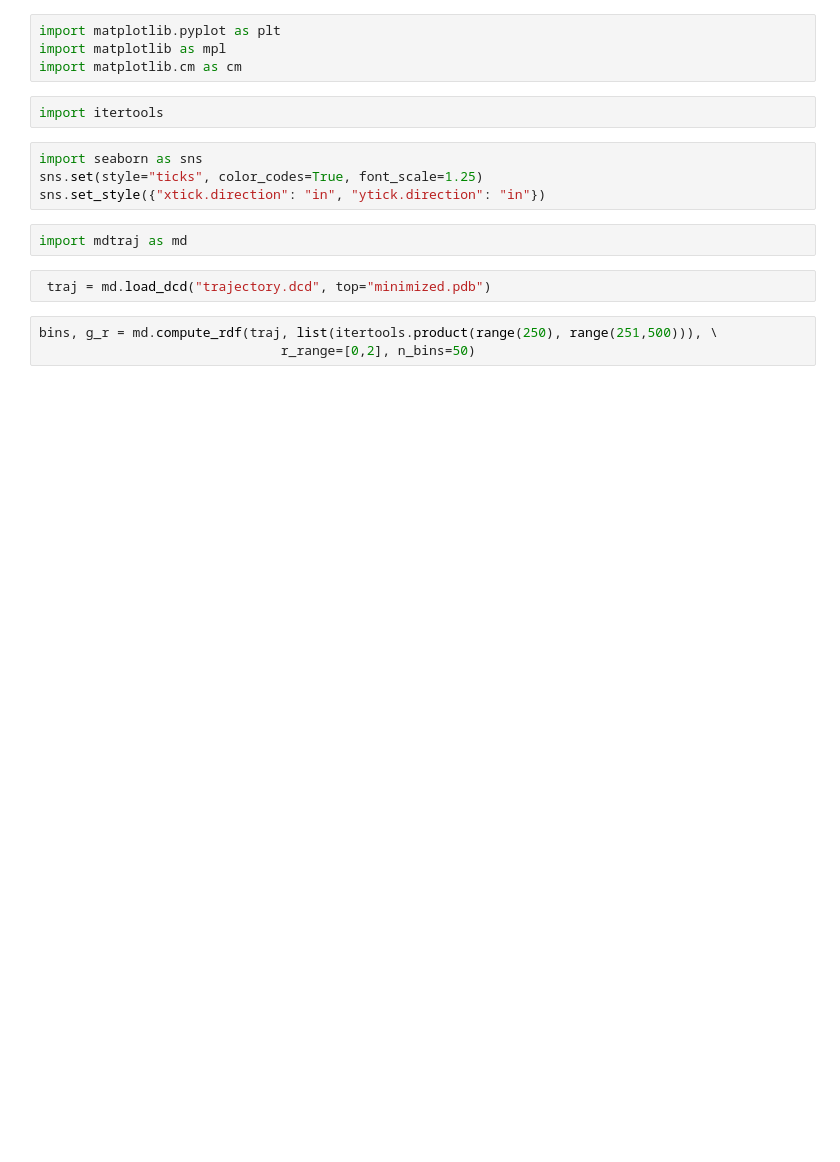
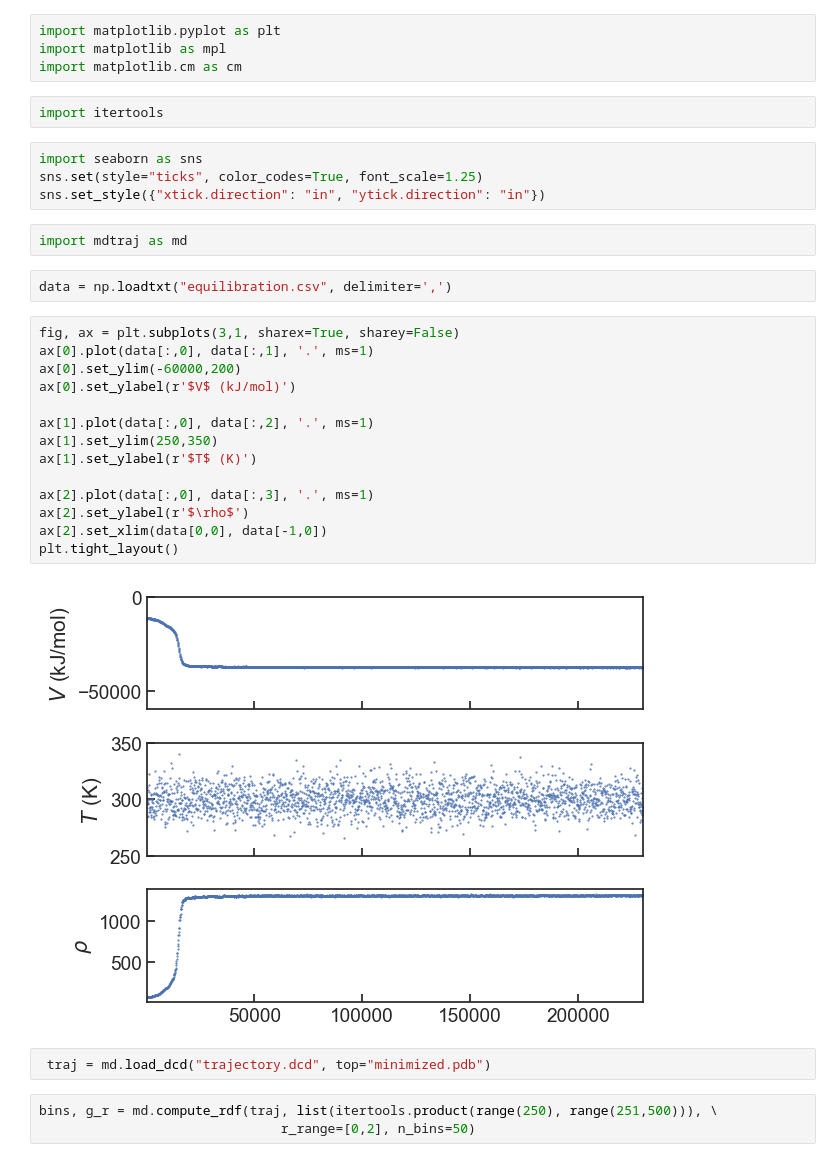
Before and after one commit to BioKT/lj-openmm, a Jupyter notebook: Untitled1.ipynb, the cells around one changed output. Cells and saved outputs as stored; diff of their text form; blank space fills up the shorter version.

```diff
--- a/Untitled1.ipynb
+++ b/Untitled1.ipynb
@@ -10,6 +12,24 @@ sns.set(style="ticks", color_codes=True, font_scale=1.25)
 sns.set_style({"xtick.direction": "in", "ytick.direction": "in"})
 # %%
 import mdtraj as md
+# %%
+data = np.loadtxt("equilibration.csv", delimiter=',')
+# %%
+fig, ax = plt.subplots(3,1, sharex=True, sharey=False)
+ax[0].plot(data[:,0], data[:,1], '.', ms=1)
+ax[0].set_ylim(-60000,200)
+ax[0].set_ylabel(r'$V$ (kJ/mol)')
+
+ax[1].plot(data[:,0], data[:,2], '.', ms=1)
+ax[1].set_ylim(250,350)
+ax[1].set_ylabel(r'$T$ (K)')
+
+ax[2].plot(data[:,0], data[:,3], '.', ms=1)
+ax[2].set_ylabel(r'$\rho$')
+ax[2].set_xlim(data[0,0], data[-1,0])
+plt.tight_layout()
+# %% [output]
+[figure, added]
 # %%
  traj = md.load_dcd("trajectory.dcd", top="minimized.pdb")
 # %%
```
Also changed, not shown: parts of 2 cells of this notebook, 3 other files.
